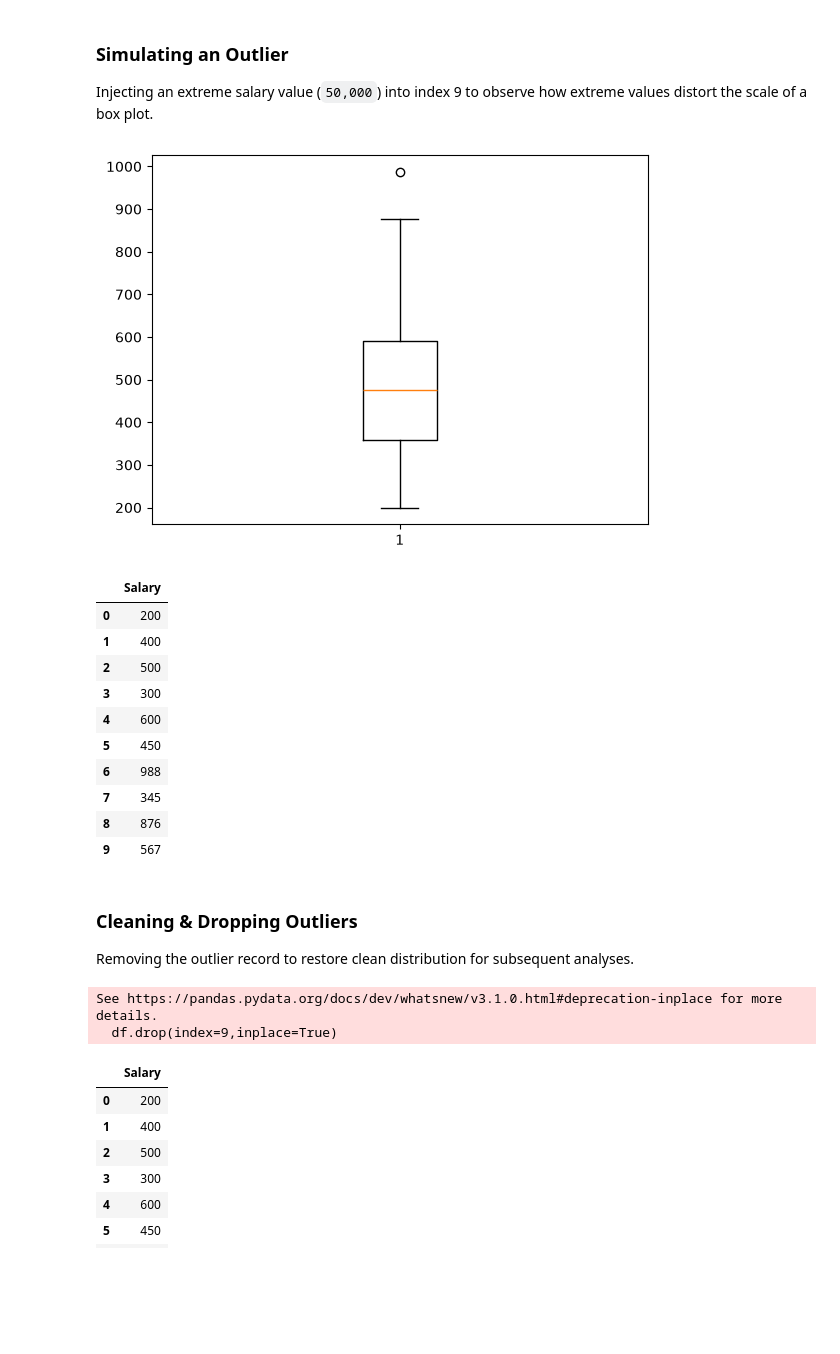
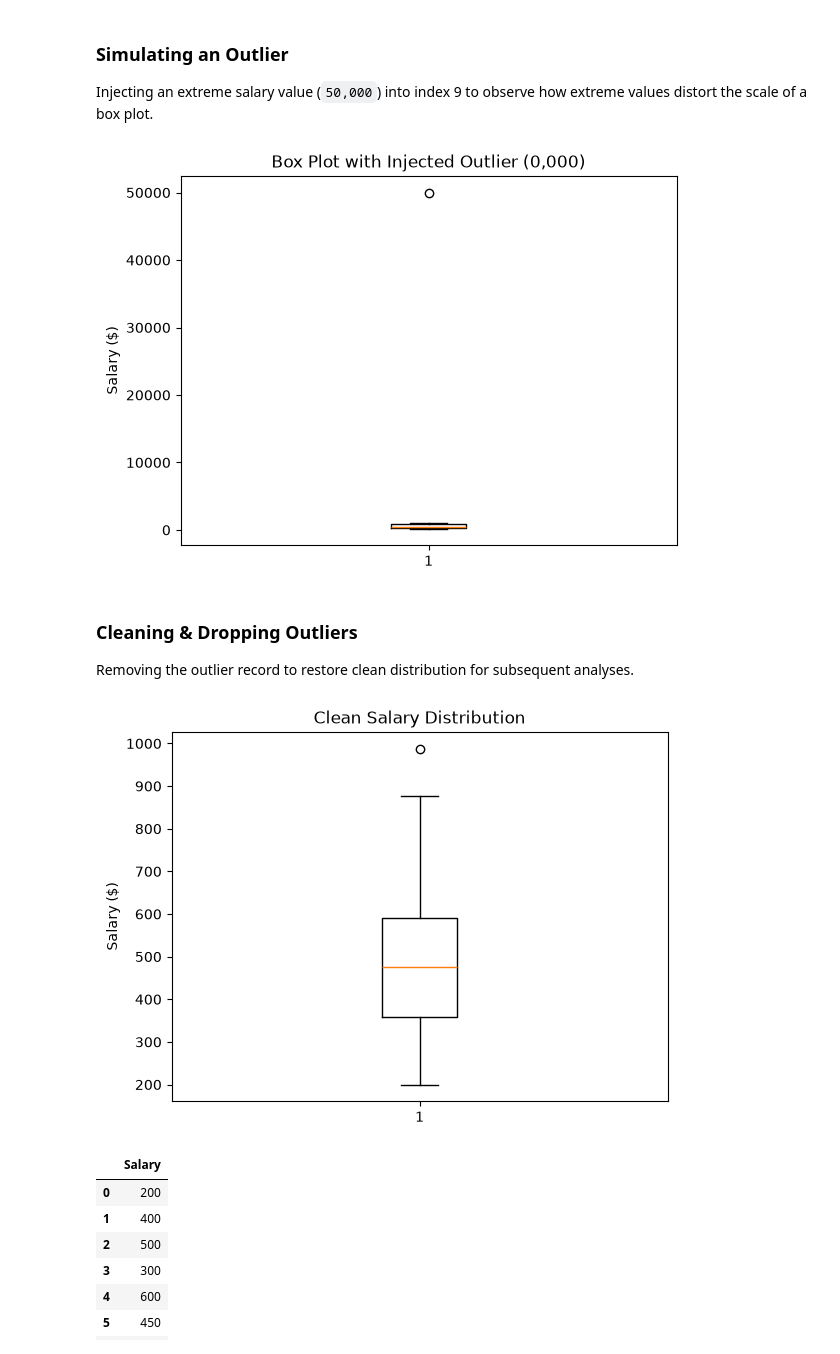
Before and after one commit to bonssss/data-analytics-journey, a Jupyter notebook: python_for_analyst/matplotlib.ipynb, the cells around one changed output. Cells and saved outputs as stored; diff of their text form; code cells hidden in the pictures; blank space fills up the shorter version.

```diff
--- a/python_for_analyst/matplotlib.ipynb
+++ b/python_for_analyst/matplotlib.ipynb
@@ -75,31 +75,26 @@ plt.show()
 ### Simulating an Outlier
 Injecting an extreme salary value (`50,000`) into index 9 to observe how extreme values distort the scale of a box plot.
 # %%
-
-plt.boxplot(df['Salary'])
+# Simulating an outlier in a copy to observe boxplot distortion
+df_outlier = df.copy()
+df_outlier.loc[9, "Salary"] = 50000
+plt.boxplot(df_outlier['Salary'])
+plt.title("Box Plot with Injected Outlier (0,000)")
+plt.ylabel("Salary ($)")
 plt.show()
-df
 # %% [output]
-[figure, old version]
+[figure, new version]
-|  | Salary |
-| 0 | 200 |
-| 1 | 400 |
-| 2 | 500 |
-| 3 | 300 |
-| 4 | 600 |
-| 5 | 450 |
-| 6 | 988 |
-| 7 | 345 |
-| 8 | 876 |
-| 9 | 567 |
 # %% [markdown]
 ### Cleaning & Dropping Outliers
 Removing the outlier record to restore clean distribution for subsequent analyses.
 # %%
-df.drop(index=9,inplace=True)
+# Clean salary distribution baseline
+plt.boxplot(df['Salary'])
+plt.title("Clean Salary Distribution")
+plt.ylabel("Salary ($)")
+plt.show()
 # %% [output]
-See https://pandas.pydata.org/docs/dev/whatsnew/v3.1.0.html#deprecation-inplace for more details.
-  df.drop(index=9,inplace=True)
+[figure, added]
 # %%
 df
 # %% [output]
```
Also changed, not shown: parts of 10 cells of this notebook, 2 other files.
